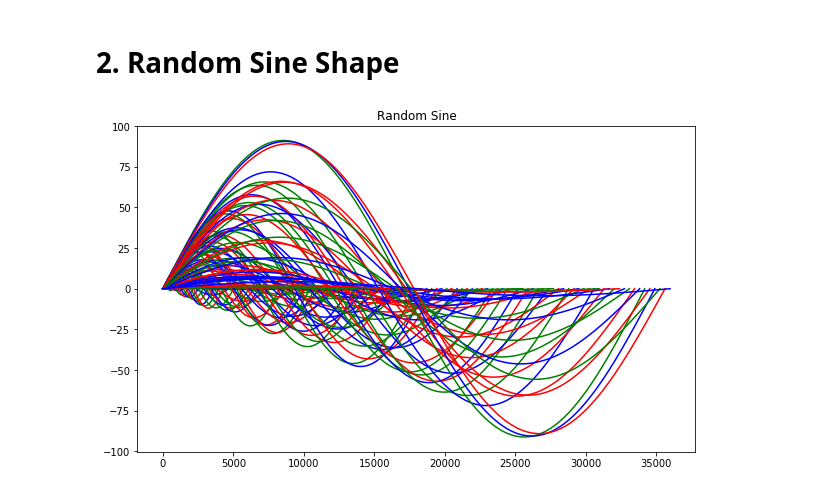
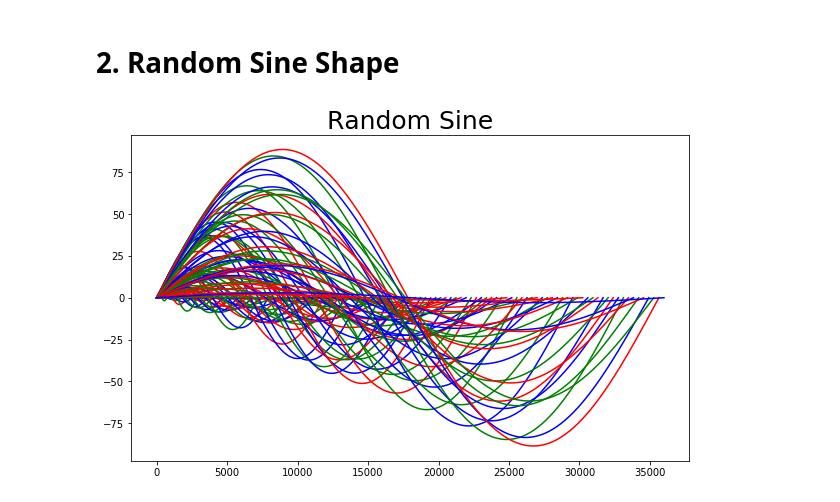
Before and after one commit to Mazhar004/python-data-visualization, a Jupyter notebook: Matplot 2D & 3D/Random Sine Curve.ipynb, the cells around one changed output. Saved outputs shown, nothing was run; the diff lists cells and outputs as text; code cells hidden in the pictures.

```diff
--- a/Matplot 2D & 3D/Random Sine Curve.ipynb
+++ b/Matplot 2D & 3D/Random Sine Curve.ipynb
@@ -11,19 +12,23 @@ def sin_val(x): return np.sin(np.deg2rad(x))
 
 def cos_val(x): return np.cos(np.deg2rad(x))
 
+def sine_plot(line=100):
+    os.makedirs('Images', exist_ok=True)
 
-x = np.linspace(0, 360, 360)
+    x = np.linspace(0, 360, 360)
 
-color = ['red', 'blue', 'green']
-length = len(color)
+    color = ['red', 'blue', 'green']
+    length = len(color)
 
-plt.figure(figsize=(10, 6))
-plt.title('Random Sine')
+    plt.figure(figsize=(10, 6))
+    plt.title('Random Sine',fontsize=25)
 
-for i in range(1, 101):
-    val = np.random.random()
-    plt.plot(i*x, val*i*sin_val(x), c=color[i % length])
-
-plt.show()
+    for i in range(1, line+1):
+        val = np.random.random()
+        plt.plot(i*x, val*i*sin_val(x), c=color[i % length])
+    plt.savefig('Images/Random Sine.png')
+    plt.show()
-# %% [output]
-[figure, removed]
+# %%
+sine_plot(100)
+# %% [output]
+[figure, added]
```
Also changed, not shown: parts of 1 cell of this notebook, 14 other files.
